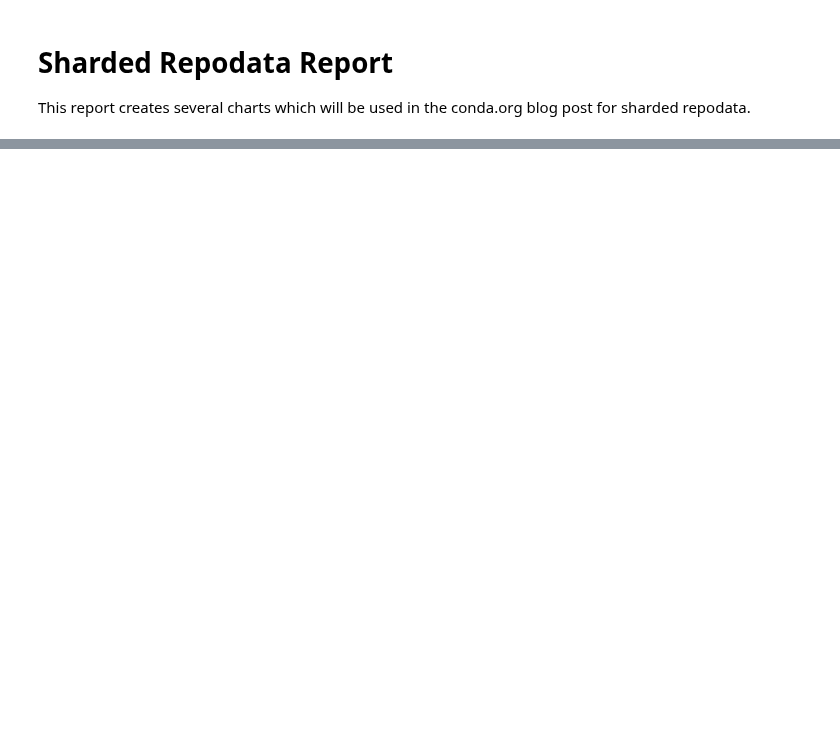
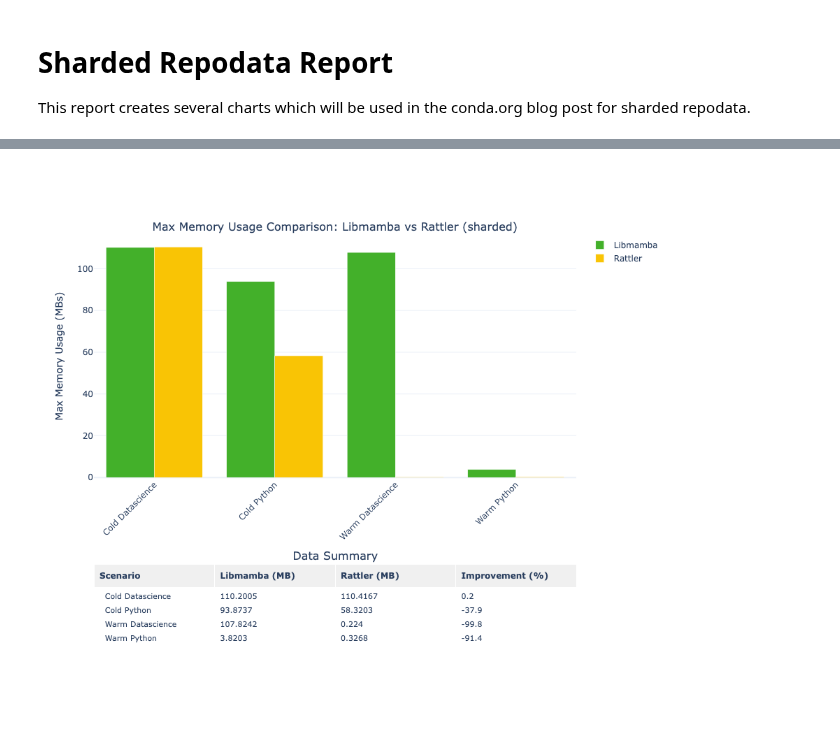
Before and after one commit to travishathaway/perfpy-conda, a Jupyter notebook: nb/sharded_repodata_report.ipynb, the cells around one changed output, grey strips where cells are left out. Cells and saved outputs as stored; diff of their text form; code cells hidden in the pictures; blank space fills up the shorter version.

```diff
--- a/nb/sharded_repodata_report.ipynb
+++ b/nb/sharded_repodata_report.ipynb
@@ -75,0 +271,4 @@ profiled_agg_rattler
+# %%
+memory_usage_chart(comparison_df, is_sharded=True)
+# %% [output]
+[figure, added]
```
Also changed, not shown: parts of 16 cells of this notebook, 9 other files.
